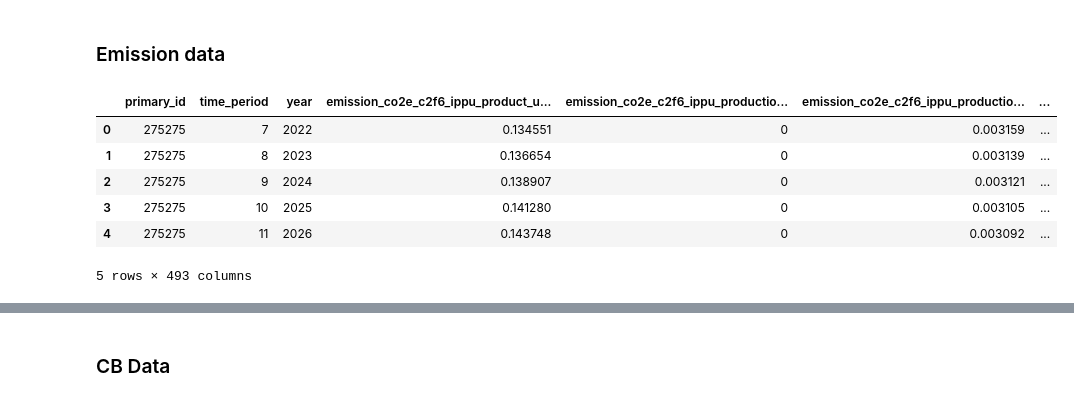
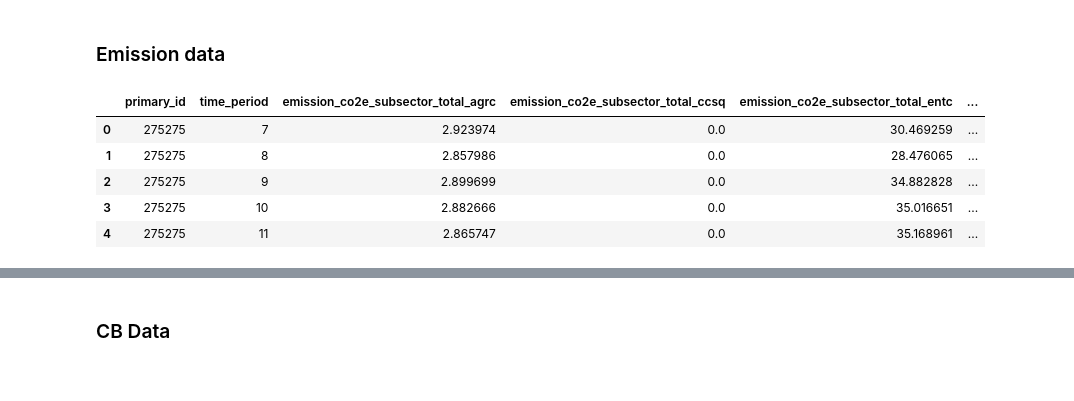
Before and after one commit to sisepuede-framework/ssp_louisiana, a Jupyter notebook: metamodel/notebooks/etl_4.1.ipynb, the cells around one changed output, grey strips where cells are left out. Drawn from its saved outputs; the diff is of its cells as text; code cells hidden in the pictures.

```diff
--- a/metamodel/notebooks/etl_4.1.ipynb
+++ b/metamodel/notebooks/etl_4.1.ipynb
@@ -129,20 +129,20 @@ cb_df.tail()
 ## Data Cleaning
 # %% [markdown]
 ### Emission data
-# %%
-wide_inputs_outputs_df["year"] = wide_inputs_outputs_df["time_period"] + 2015
+# %%
+# Get the subsector total variables
+subsector_total_vars = [c for c in wide_inputs_outputs_df.columns if "emission_co2e_subsector_total" in c]
 # %%
 # Filter to only emission columns avoiding "subsector" total columns
-la_emissions_df = wide_inputs_outputs_df[["primary_id", "time_period", "year"] + [c for c in wide_inputs_outputs_df.columns if "emission_" in c and "subsector_total" not in c]]
+la_emissions_df = wide_inputs_outputs_df[["primary_id", "time_period"] + subsector_total_vars]
 la_emissions_df.head()
 # %% [output]
-|  | primary_id | time_period | year | emission_co2e_c2f6_ippu_product_u... | emission_co2e_c2f6_ippu_productio... | emission_co2e_c2f6_ippu_productio... | ... |
-| 0 | 275275 | 7 | 2022 | 0.134551 | 0 | 0.003159 | ... |
-| 1 | 275275 | 8 | 2023 | 0.136654 | 0 | 0.003139 | ... |
-| 2 | 275275 | 9 | 2024 | 0.138907 | 0 | 0.003121 | ... |
-| 3 | 275275 | 10 | 2025 | 0.141280 | 0 | 0.003105 | ... |
-| 4 | 275275 | 11 | 2026 | 0.143748 | 0 | 0.003092 | ... |
+|  | primary_id | time_period | emission_co2e_subsector_total_agrc | emission_co2e_subsector_total_ccsq | emission_co2e_subsector_total_entc | ... |
+| 0 | 275275 | 7 | 2.923974 | 0.0 | 30.469259 | ... |
+| 1 | 275275 | 8 | 2.857986 | 0.0 | 28.476065 | ... |
+| 2 | 275275 | 9 | 2.899699 | 0.0 | 34.882828 | ... |
+| 3 | 275275 | 10 | 2.882666 | 0.0 | 35.016651 | ... |
+| 4 | 275275 | 11 | 2.865747 | 0.0 | 35.168961 | ... |
-5 rows × 493 columns
 # %%
 la_emissions_df.tail()
 # %% [output]
```
Also changed, not shown: parts of 25 cells of this notebook.
